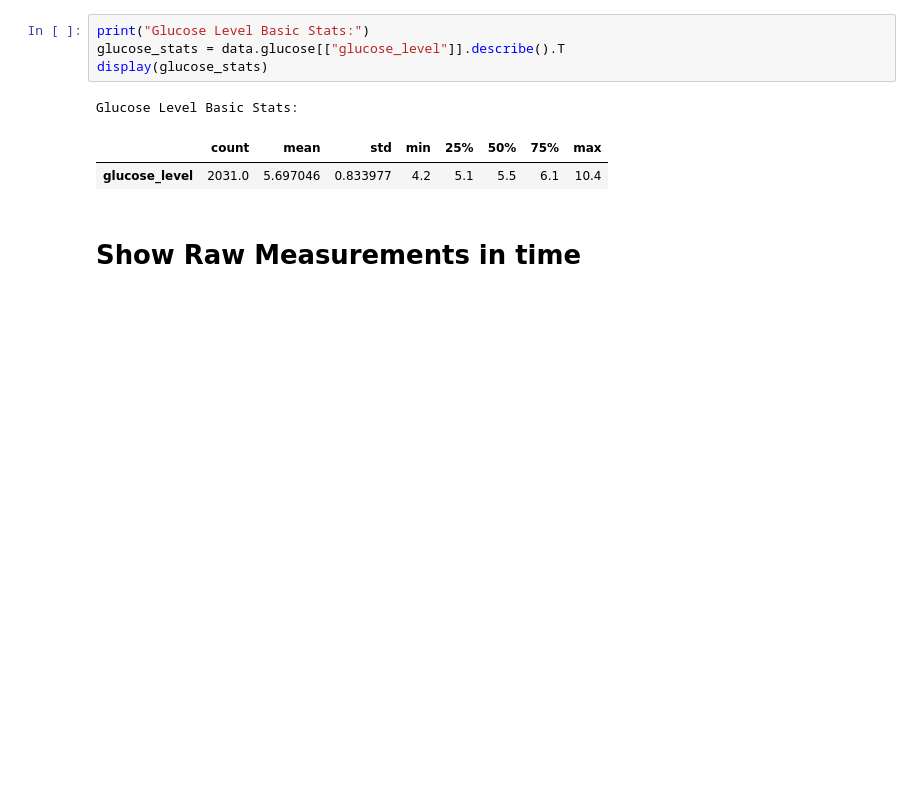
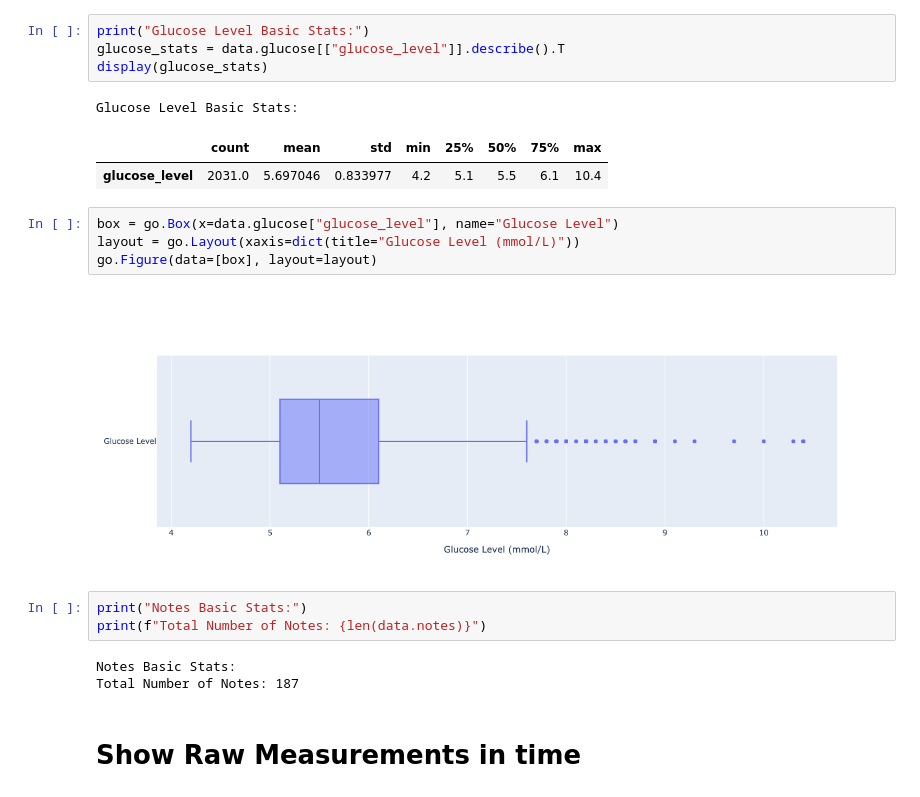
Before and after one commit to artamarkin/sugar-level, a Jupyter notebook: [1]-EDA.ipynb, the cells around one changed output. Drawn from its saved outputs; the diff is of its cells as text; blank space fills up the shorter version.

```diff
--- a/[1]-EDA.ipynb
+++ b/[1]-EDA.ipynb
@@ -65,6 +71,18 @@ display(glucose_stats)
 Glucose Level Basic Stats:
 |  | count | mean | std | min | 25% | 50% | 75% | max |
 | glucose_level | 2031.0 | 5.697046 | 0.833977 | 4.2 | 5.1 | 5.5 | 6.1 | 10.4 |
+# %%
+box = go.Box(x=data.glucose["glucose_level"], name="Glucose Level")
+layout = go.Layout(xaxis=dict(title="Glucose Level (mmol/L)"))
+go.Figure(data=[box], layout=layout)
+# %% [output]
+[figure, added]
+# %%
+print("Notes Basic Stats:")
+print(f"Total Number of Notes: {len(data.notes)}")
+# %% [output]
+Notes Basic Stats:
+Total Number of Notes: 187
 # %% [markdown]
 # Show Raw Measurements in time
 # %%
```
Also changed, not shown: parts of 12 cells of this notebook, 1 other file.
